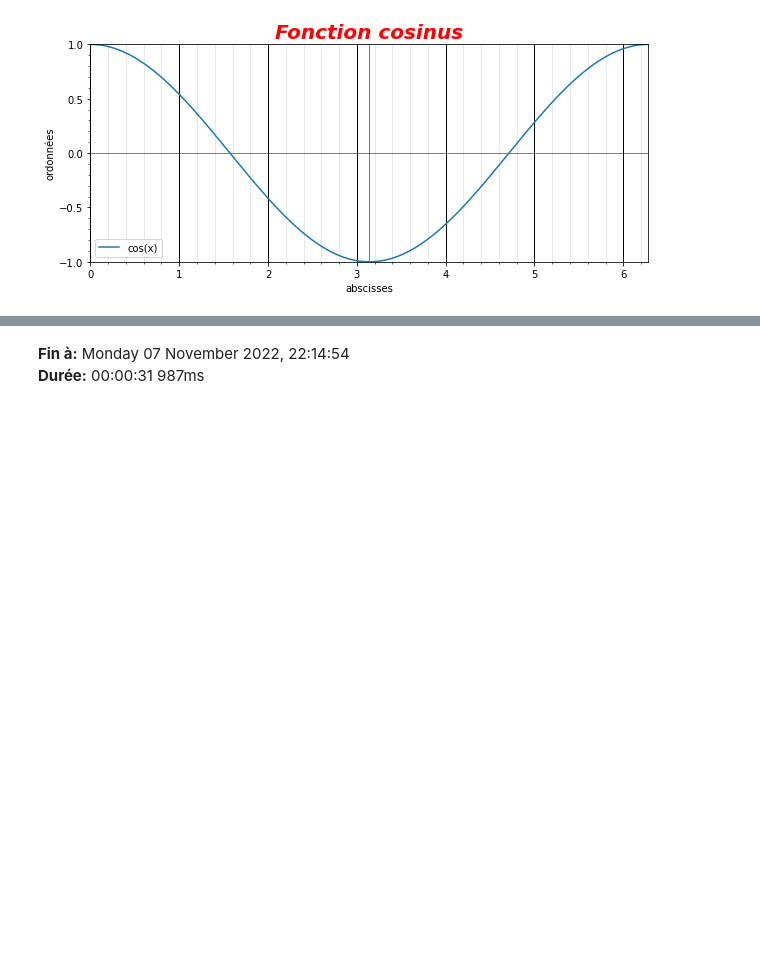
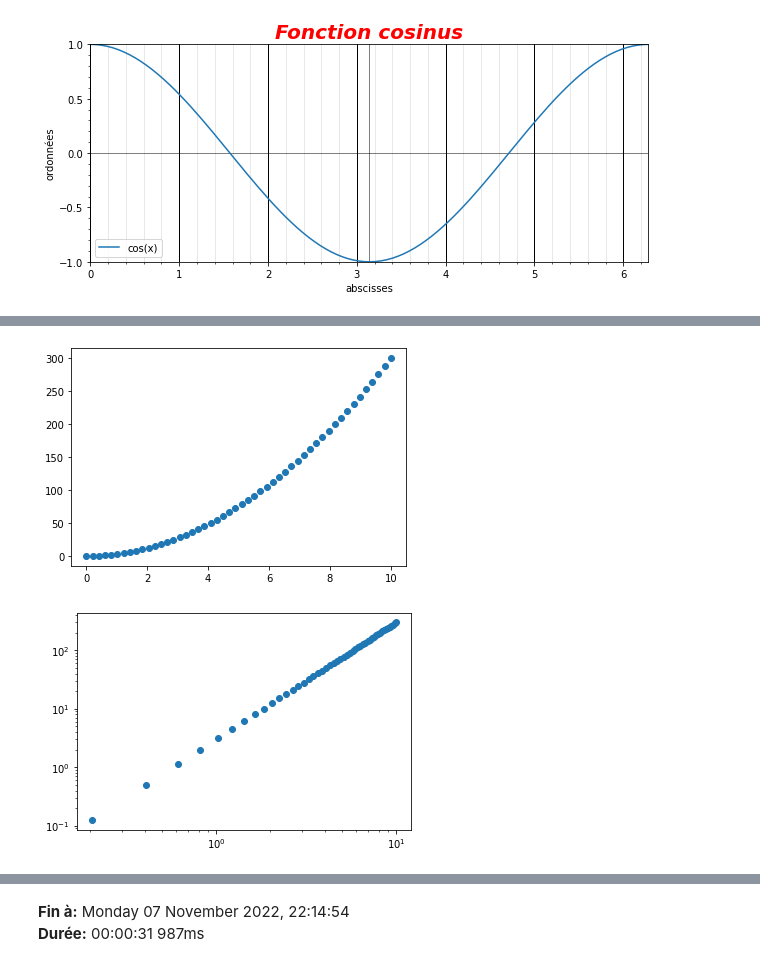
Before and after one commit to YannickHallez/CHIM2-ON1, a Jupyter notebook: Graphes.ipynb, the cells around one changed output, grey strips where cells are left out. Saved outputs shown, nothing was run; the diff lists cells and outputs as text; code cells hidden in the pictures; blank space fills up the shorter version.

Commit message:
visualID et axes log ou deux axes

```diff
--- a/Graphes.ipynb
+++ b/Graphes.ipynb
@@ -212,0 +216,14 @@ grid(axis='x', which='minor', color='lightgray', linewidth=0.5);   # pour ajoute
+# %%
+t = linspace(0, 10, 50)          # tableau de 50 temps entre 0 et 10 (secondes, par exemple)
+C = 3 * t**2                      # tableau construit avec une puissance
+
+figure()
+plot( t, C, 'o')                  # trace classique
+
+figure()
+plot( t, C, 'o')
+xscale('log')                     # axe x en echelle log
+yscale('log')                     # axe y en echelle log
+# %% [output]
+[figure, added]
+[figure, added]
```
Also changed, not shown: parts of 13 cells of this notebook, 3 other files.
